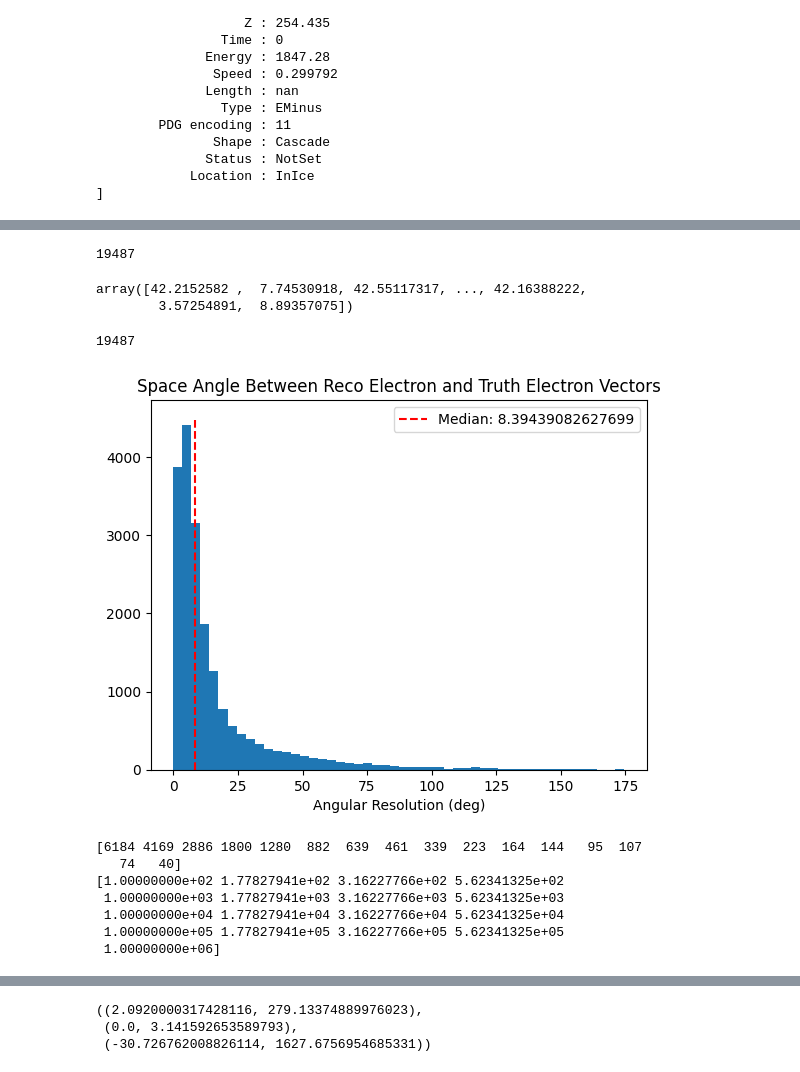
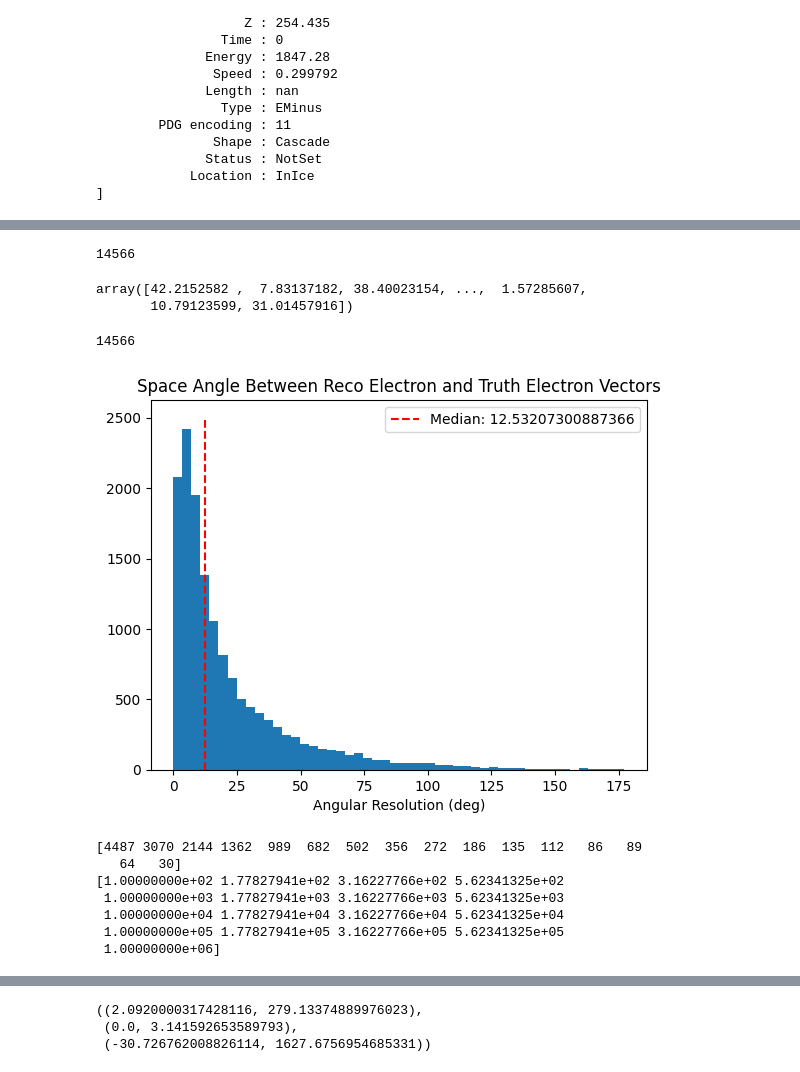
Before and after one commit to BraydenDillon/P-ONE_Cascade_Reco, a Jupyter notebook: notebooks/Three_dimensional_analysis.ipynb, the cells around one changed output, grey strips where cells are left out. Drawn from its saved outputs; the diff is of its cells as text; code cells hidden in the pictures.

```diff
--- a/notebooks/Three_dimensional_analysis.ipynb
+++ b/notebooks/Three_dimensional_analysis.ipynb
@@ -298,9 +332,9 @@ for i in range(501):
         runnumber = '0' + str(i)
     else:
         runnumber = str(i)
-    if os.path.isfile(f'/mnt/scratch/dillonb5/resolutions3/resolution_{runnumber}.npy'):
+    if os.path.isfile(f'/mnt/scratch/dillonb5/resolutions_80str/resolution_{runnumber}.npy'):
         #print(runnumber)
-        ary = np.load(f'/mnt/scratch/dillonb5/resolutions3/resolution_{runnumber}.npy')
+        ary = np.load(f'/mnt/scratch/dillonb5/resolutions_80str/resolution_{runnumber}.npy')
 
         if ary.shape == (0,):
             continue
@@ -313,14 +347,14 @@ for i in range(501):
 # %%
 len(space_angle_ary)
 # %% [output]
-19487
+14566
 # %%
 space_angle_ary = space_angle_ary*360/(2*np.pi)
 # %%
 space_angle_ary
 # %% [output]
-array([42.2152582 ,  7.74530918, 42.55117317, ..., 42.16388222,
-        3.57254891,  8.89357075])
+array([42.2152582 ,  7.83137182, 38.40023154, ...,  1.57285607,
+       10.79123599, 31.01457916])
 # %%
 count=0
 for val in space_angle_ary:
@@ -328,25 +362,25 @@ for val in space_angle_ary:
         count+=1
 print(count)
 # %% [output]
-19487
+14566
 # %%
 plt.hist(space_angle_ary, 50)
-plt.vlines(np.median(space_angle_ary), 0, 4500, colors='red', ls='--', label=f'Median: {np.median(space_angle_ary)}')
+plt.vlines(np.median(space_angle_ary), 0, 2500, colors='red', ls='--', label=f'Median: {np.median(space_angle_ary)}')
 plt.title('Space Angle Between Reco Electron and Truth Electron Vectors')
 plt.xlabel('Angular Resolution (deg)')
 plt.legend()
 plt.savefig(
     '/mnt/home/dillonb5/cascades/plots/angular_res_v1.png'
 )
 # %% [output]
-[figure, old version]
+[figure, new version]
 # %%
 hist, edges = np.histogram(energy_ary, bins=np.logspace(2, 6, 17))
 print(hist)
 print(edges)
 # %% [output]
-[6184 4169 2886 1800 1280  882  639  461  339  223  164  144   95  107
-   74   40]
+[4487 3070 2144 1362  989  682  502  356  272  186  135  112   86   89
+   64   30]
 [1.00000000e+02 1.77827941e+02 3.16227766e+02 5.62341325e+02
  1.00000000e+03 1.77827941e+03 3.16227766e+03 5.62341325e+03
  1.00000000e+04 1.77827941e+04 3.16227766e+04 5.62341325e+04
```
Also changed, not shown: parts of 23 cells of this notebook, 10 other files.
